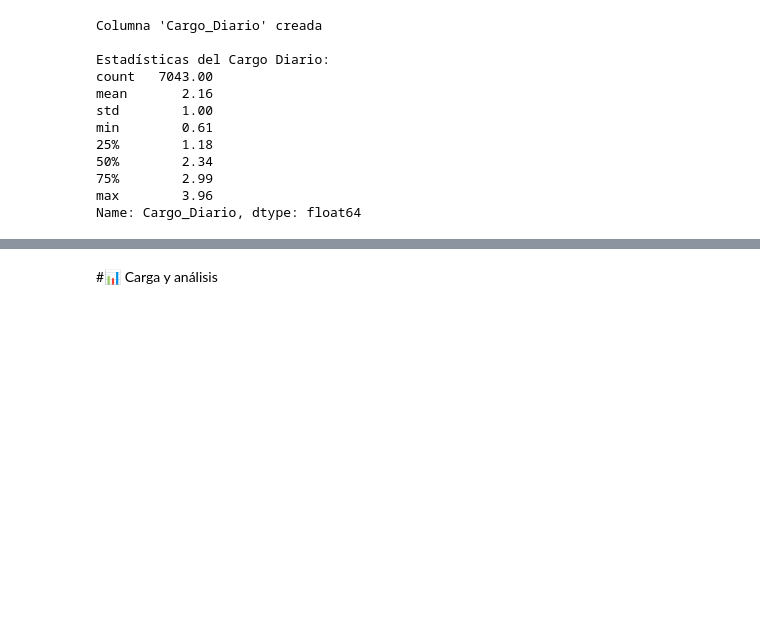
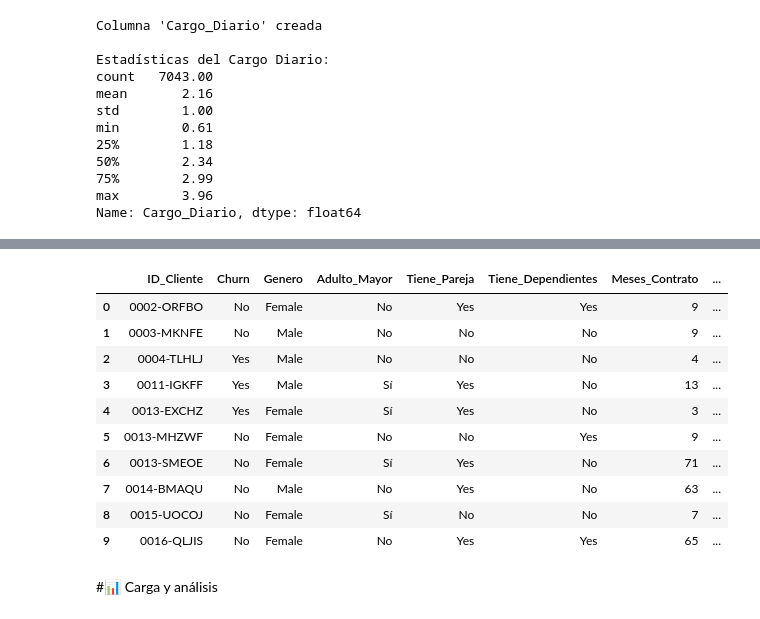
Before and after one commit to anothereverr/oracle-alura-data-science-challenge-2, a Jupyter notebook: TelecomX_LATAM.ipynb, the cells around one changed output, grey strips where cells are left out. Cells and saved outputs as stored; diff of their text form; code cells hidden in the pictures; blank space fills up the shorter version.

```diff
--- a/TelecomX_LATAM.ipynb
+++ b/TelecomX_LATAM.ipynb
@@ -304,3 +304,36 @@ min        0.61
 75%        2.99
 max        3.96
 Name: Cargo_Diario, dtype: float64
+# %%
+# 2.5 Estandarización y transformación de datos
+# Crear versiones binarias de las variables categóricas para análisis
+df_binary = df.copy()
+
+# Variables binarias (Yes/No)
+binary_cols = ['Churn', 'Tiene_Pareja', 'Tiene_Dependientes', 'Servicio_Telefonico',
+               'Factura_Digital']
+
+for col in binary_cols:
+    df_binary[f'{col}_Bin'] = df_binary[col].map({'Yes': 1, 'No': 0, 'Sí': 1})
+
+# Adulto Mayor
+df_binary['Adulto_Mayor_Bin'] = df_binary['Adulto_Mayor'].map({'Sí': 1, 'No': 0})
+
+# Servicios adicionales (Yes=1, No=0, No internet/phone service=0)
+service_cols = ['Multiples_Lineas', 'Seguridad_Online', 'Respaldo_Online',
+                'Proteccion_Dispositivo', 'Soporte_Tecnico', 'TV_Streaming',
+                'Peliculas_Streaming']
+
+for col in service_cols:
+    df_binary[f'{col}_Bin'] = df_binary[col].apply(
+        lambda x: 1 if x == 'Yes' else 0
+    )
+
+# Crear variable de cantidad de servicios adicionales contratados
+service_bin_cols = [f'{col}_Bin' for col in service_cols]
+df['Cantidad_Servicios'] = df_binary[service_bin_cols].sum(axis=1)
+df_binary['Cantidad_Servicios'] = df['Cantidad_Servicios']
+
+print("Variables binarias creadas")
+print(f"\nDistribución de cantidad de servicios adicionales:")
+print(df['Cantidad_Servicios'].value_counts().sort_index())
@@ -307,3 +402,17 @@ Name: Cargo_Diario, dtype: float64
+# %%
+df.head(10)
+# %% [output]
+|  | ID_Cliente | Churn | Genero | Adulto_Mayor | Tiene_Pareja | Tiene_Dependientes | Meses_Contrato | ... |
+| 0 | 0002-ORFBO | No | Female | No | Yes | Yes | 9 | ... |
+| 1 | 0003-MKNFE | No | Male | No | No | No | 9 | ... |
+| 2 | 0004-TLHLJ | Yes | Male | No | No | No | 4 | ... |
+| 3 | 0011-IGKFF | Yes | Male | Sí | Yes | No | 13 | ... |
+| 4 | 0013-EXCHZ | Yes | Female | Sí | Yes | No | 3 | ... |
+| 5 | 0013-MHZWF | No | Female | No | No | Yes | 9 | ... |
+| 6 | 0013-SMEOE | No | Female | Sí | Yes | No | 71 | ... |
+| 7 | 0014-BMAQU | No | Male | No | Yes | No | 63 | ... |
+| 8 | 0015-UOCOJ | No | Female | Sí | No | No | 7 | ... |
+| 9 | 0016-QLJIS | No | Female | No | Yes | Yes | 65 | ... |
 # %% [markdown]
 #📊 Carga y análisis
 # %% [markdown]
```
Also changed, not shown: parts of 3 cells of this notebook.
